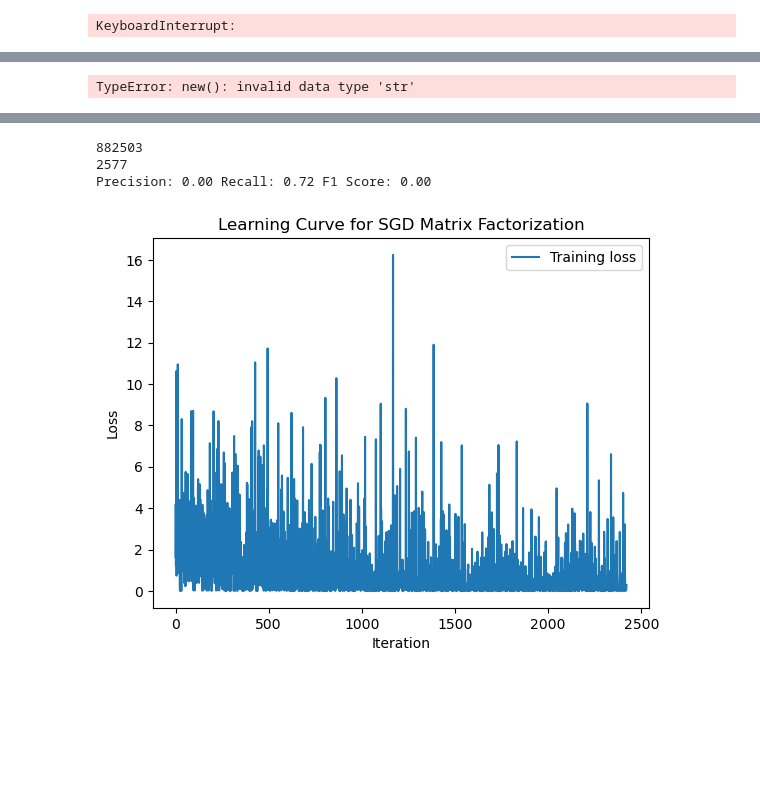
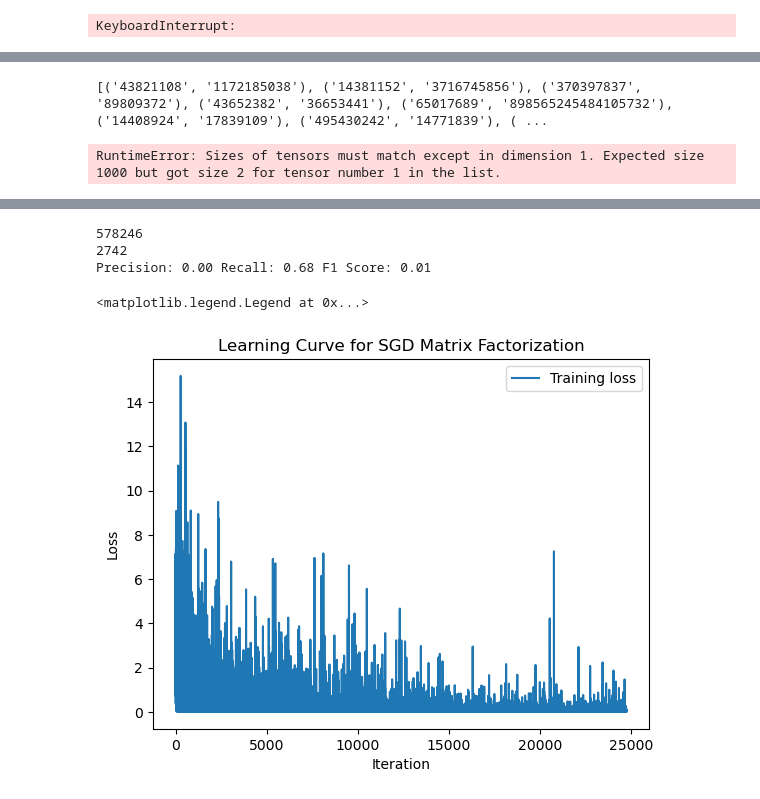
Before and after one commit to KevKoppa/CS4352-Final-Project, a Jupyter notebook: Project.ipynb, the cells around one changed output, grey strips where cells are left out. Cells and saved outputs as stored; diff of their text form; code cells hidden in the pictures; blank space fills up the shorter version.

Commit message:
adjaceny list fixed

```diff
--- a/Project.ipynb
+++ b/Project.ipynb
@@ -135,7 +136,7 @@ class GNN(nn.Module):
 
 # Split the edge list into training and test sets
 train_edge_list, test_edge_list = train_test_split(edge_list, test_size=0.15, random_state=42)
-
+print(train_edge_list)
 all_nodes = set(node for edge in edge_list for node in edge)
 num_nodes = len(all_nodes)
 
@@ -145,6 +146,12 @@ model = GNN(num_nodes)
 optimizer = optim.Adam(model.parameters(), lr=0.01)
 criterion = nn.BCEWithLogitsLoss()
 
+# List of nodes
+node_list = list(removed_edges_graph.nodes())
+
+# Create a dictionary that maps node to index
+node_to_i = {node: index for index, node in enumerate(node_list)}
+
 # Training
 num_epochs = 100
 for epoch in range(num_epochs):
@@ -153,8 +160,9 @@ for epoch in range(num_epochs):
     # Adjacency matrix
     adjacency_matrix = torch.zeros((num_nodes, num_nodes), dtype=torch.float32)
     for edge in train_edge_list:
-        adjacency_matrix[edge[0], edge[1]] = 1.0
+        adjacency_matrix[node_to_i[edge[0]], node_to_i[edge[1]]] = 1.0
 
+    print(adjacency_matrix.size())
     predictions = model(adjacency_matrix)
 
     targets = torch.zeros_like(predictions)
@@ -193,7 +201,8 @@ accuracy = correct_predictions / total_predictions
 
 print(f"Test Accuracy: {accuracy:.4f}")
 # %% [output]
-TypeError: new(): invalid data type 'str'
+[('43821108', '1172185038'), ('14381152', '3716745856'), ('370397837', '89809372'), ('43652382', '36653441'), ('65017689', '898565245484105732'), ('14408924', '17839109'), ('495430242', '14771839'), ( ...
+RuntimeError: Sizes of tensors must match except in dimension 1. Expected size 1000 but got size 2 for tensor number 1 in the list.
 # %%
 def jaccard_prediction(G, k):
     predictions = {}
@@ -309,10 +318,13 @@ Precision: 0.00 Recall: 0.00 F1 Score: 0.00
 # %%
 # Get adjacency matrix
 node_list = list(removed_edges_graph.nodes())
+
+# Create a dictionary that maps node to index
+node_to_index = {node: index for index, node in enumerate(node_list)}
+
 A_sgd_factorize = nx.to_numpy_array(removed_edges_graph, nodelist=node_list)
 
-
-def sgd_factorize(A, K, iterations=100000, learning_rate=0.01, lambda_reg=0.02):
+def sgd_factorize(A, K, iterations=1000000, learning_rate=0.01, lambda_reg=0.02):
     """
     Factorizes the matrix A into the product of two matrices U and V using SGD.
     A: Adjacency matrix
@@ -351,29 +363,25 @@ U, V, losses = sgd_factorize(A_sgd_factorize, K, learning_rate=0.1)
 reconstructed_A_sgd_factorize = np.dot(U, V.T)
 # %%
 # Assuming U and V are the factorized matrices and you've reconstructed A as reconstructed_A
-threshold = 1 #Example threshold for determining an edge
+threshold = 0.9 #Example threshold for determining an edge
 sgd_factorize_predicted_edges = set()
 
 for i in range(reconstructed_A_sgd_factorize.shape[0]):
+    # only give link predictions for removed nodes set
+    if node_list[i] not in removed_nodes_set:
+        continue
     for j in range(reconstructed_A_sgd_factorize.shape[1]):
-        if i != j and reconstructed_A_sgd_factorize[i, j] >= threshold:  # Assuming no self-loops
+        if i != j and reconstructed_A_sgd_factorize[i, j] >= threshold and A_sgd_factorize[i][j] != 1:   # Assuming no self-loops
             node_i = node_list[i]
             node_j = node_list[j]
             sgd_factorize_predicted_edges.add((node_i, node_j))
 
 print(len(sgd_factorize_predicted_edges))
 print(len(removed_edges))
 assess_accuracy(sgd_factorize_predicted_edges, removed_edges)
-
-# Plot the learning curve
-plt.plot(losses, label='Training loss')
-plt.xlabel('Iteration')
-plt.ylabel('Loss')
-plt.title('Learning Curve for SGD Matrix Factorization')
-plt.legend()
-plt.show()
 # %% [output]
-882503
-2577
-Precision: 0.00 Recall: 0.72 F1 Score: 0.00
+578246
+2742
+Precision: 0.00 Recall: 0.68 F1 Score: 0.01
+<matplotlib.legend.Legend at 0x...>
-[figure, old version]
+[figure, new version]
```
Also changed, not shown: parts of 4 cells of this notebook.
